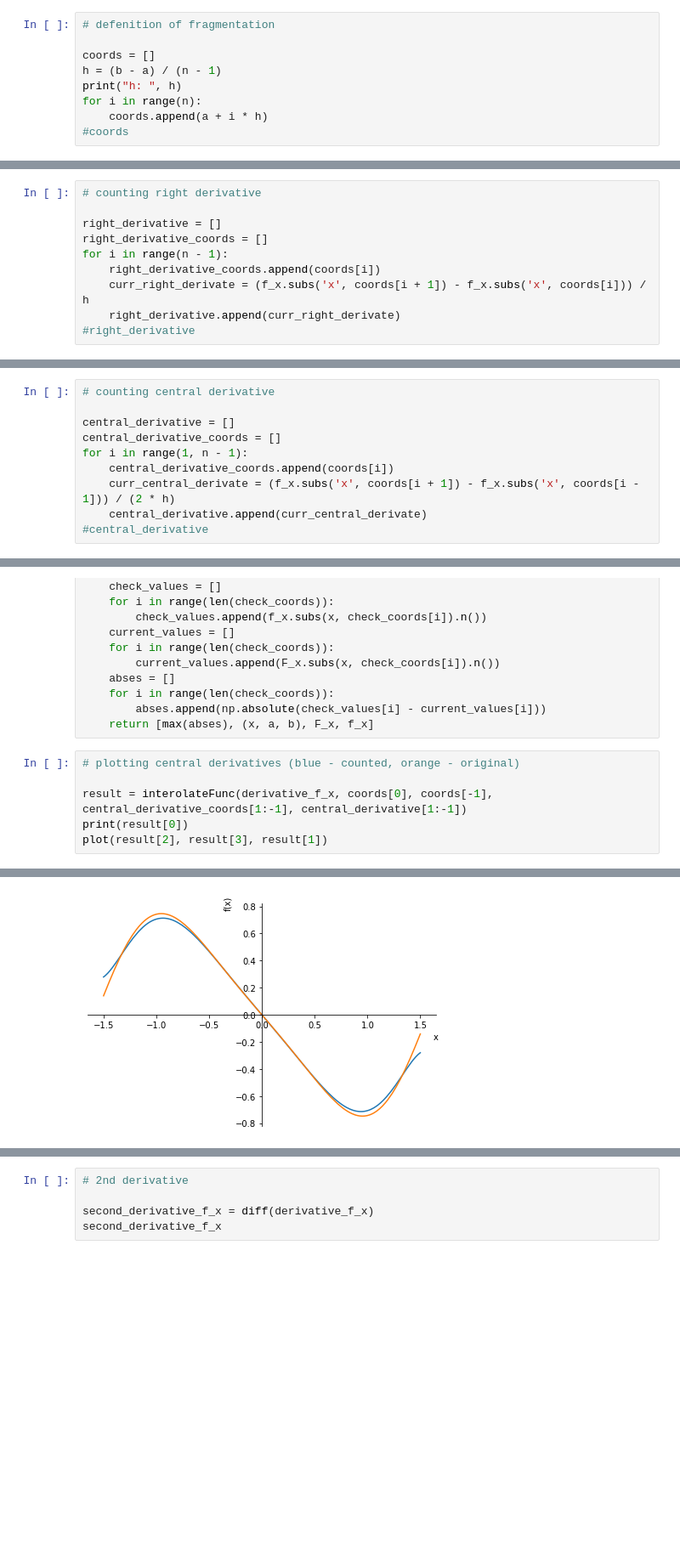
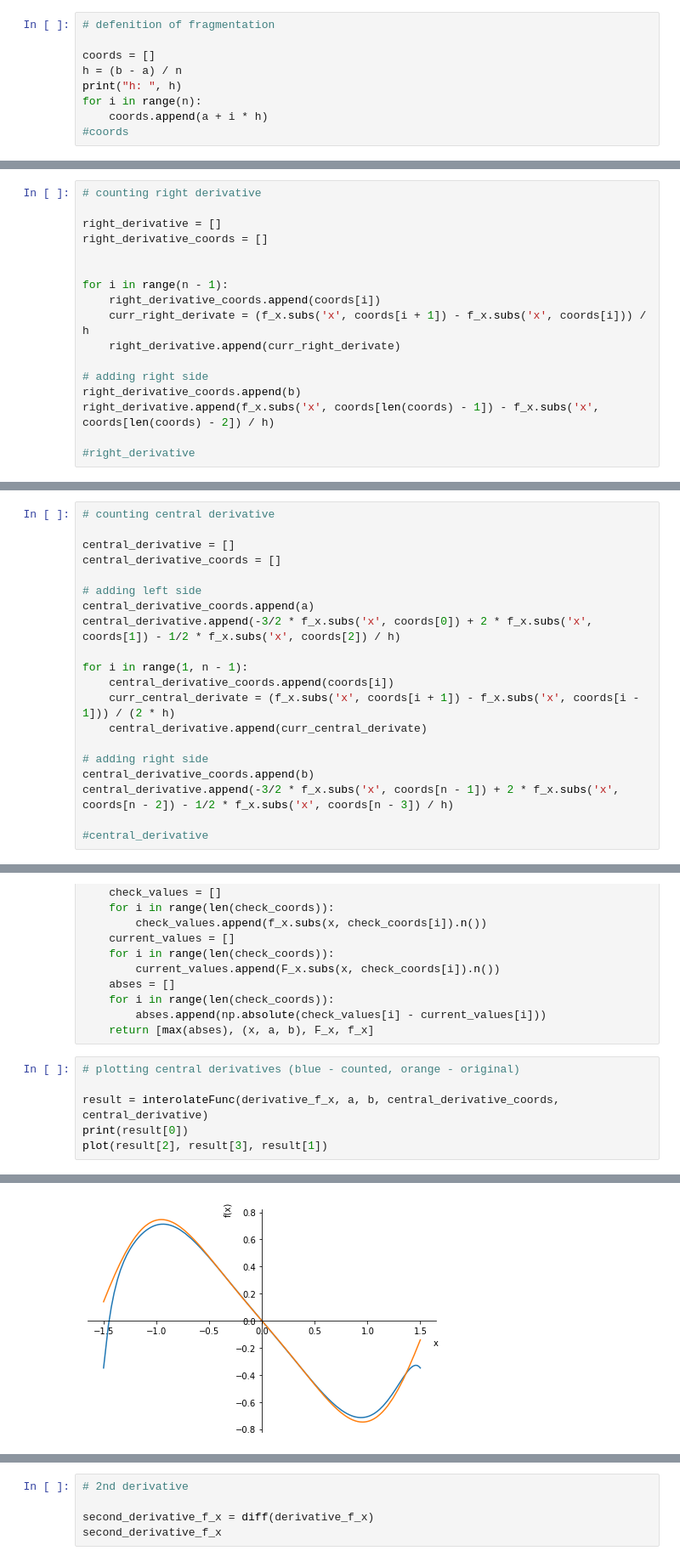
Before and after one commit to irina-suslova/numerical_methods, a Jupyter notebook: lab2/methods_lab_2.ipynb, the cells around one changed output, grey strips where cells are left out. Shown at 85% size. Saved outputs shown, nothing was run; the diff lists cells and outputs as text; blank space fills up the shorter version.

```diff
--- a/lab2/methods_lab_2.ipynb
+++ b/lab2/methods_lab_2.ipynb
@@ -33,7 +33,7 @@ $\displaystyle - 2 \sin{\left(x \right)} \sin{\left(\cos{\left(x \right)} \right
 # defenition of fragmentation
 
 coords = []
-h = (b - a) / (n - 1)
+h = (b - a) / n
 print("h: ", h)
 for i in range(n):
     coords.append(a + i * h)
@@ -45,10 +45,17 @@ h:  0.23076923076923078
 
 right_derivative = []
 right_derivative_coords = []
+
+
 for i in range(n - 1):
     right_derivative_coords.append(coords[i])
     curr_right_derivate = (f_x.subs('x', coords[i + 1]) - f_x.subs('x', coords[i])) / h
     right_derivative.append(curr_right_derivate)
+
+# adding right side
+right_derivative_coords.append(b)
+right_derivative.append(f_x.subs('x', coords[len(coords) - 1]) - f_x.subs('x', coords[len(coords) - 2]) / h)
+
 #right_derivative
 # %%
 # checking right derivative
@@ -73,10 +80,20 @@ $\displaystyle 0.208872411883158$
 
 central_derivative = []
 central_derivative_coords = []
+
+# adding left side
+central_derivative_coords.append(a)
+central_derivative.append(-3/2 * f_x.subs('x', coords[0]) + 2 * f_x.subs('x', coords[1]) - 1/2 * f_x.subs('x', coords[2]) / h)
+
 for i in range(1, n - 1):
     central_derivative_coords.append(coords[i])
     curr_central_derivate = (f_x.subs('x', coords[i + 1]) - f_x.subs('x', coords[i - 1])) / (2 * h)
     central_derivative.append(curr_central_derivate)
+
+# adding right side
+central_derivative_coords.append(b)
+central_derivative.append(-3/2 * f_x.subs('x', coords[n - 1]) + 2 * f_x.subs('x', coords[n - 2]) - 1/2 * f_x.subs('x', coords[n - 3]) / h)
+
 #central_derivative
 # %%
 # checking central derivative
@@ -124,7 +141,7 @@ def interolateFunc(f_x, a, b, coords, values):
 # %%
 # plotting central derivatives (blue - counted, orange - original)
 
-result = interolateFunc(derivative_f_x, coords[0], coords[-1], central_derivative_coords[1:-1], central_derivative[1:-1])
+result = interolateFunc(derivative_f_x, a, b, central_derivative_coords, central_derivative)
 print(result[0])
 plot(result[2], result[3], result[1])
 # %% [output]
@@ -132,4 +149,4 @@ plot(result[2], result[3], result[1])
-[figure, old version]
+[figure, new version]
 <sympy.plotting.plot.Plot at 0x...>
 # %%
 # plotting right derivatives (blue - counted, orange - original)
```
Also changed, not shown: parts of 11 cells of this notebook, 1 other file.
